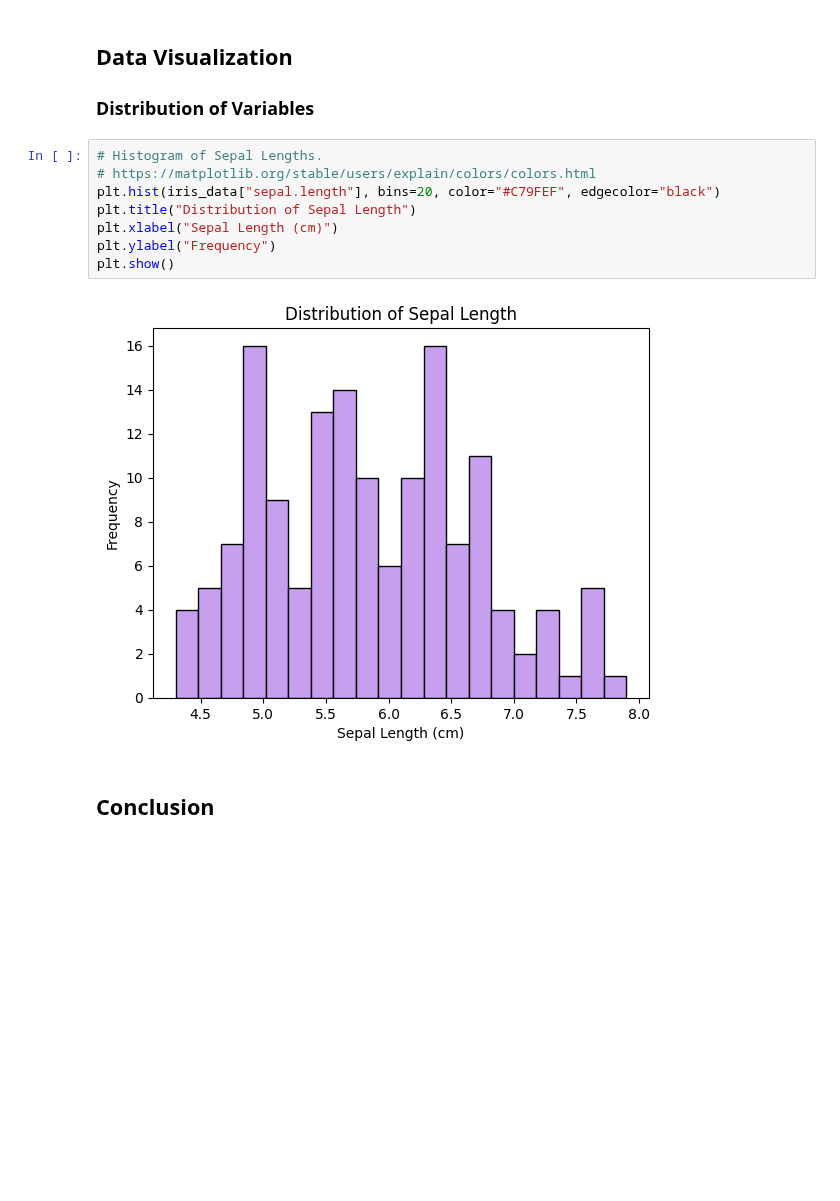
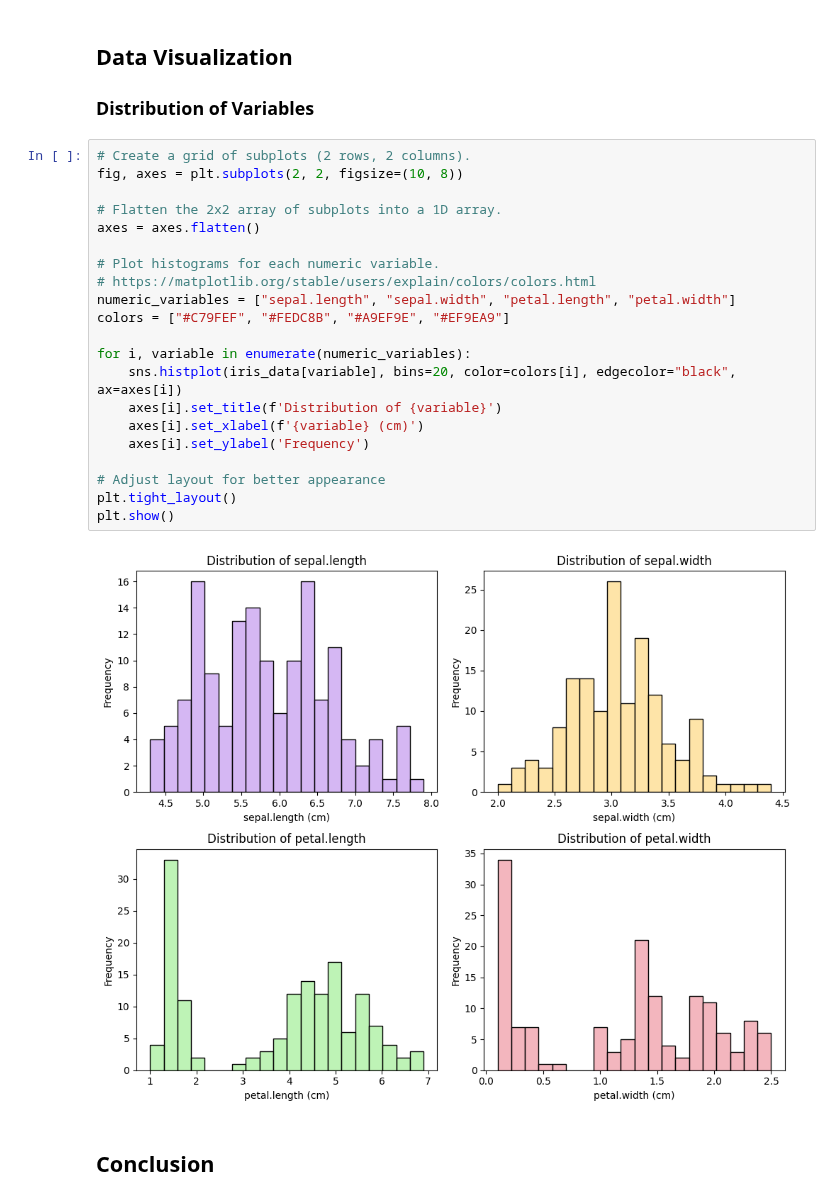
Before and after one commit to claretubs/fundamentals-data-analysis-project, a Jupyter notebook: project.ipynb, the cells around one changed output. Cells and saved outputs as stored; diff of their text form; blank space fills up the shorter version.

Commit message:
Distribution of all variables

```diff
--- a/project.ipynb
+++ b/project.ipynb
@@ -239,16 +239,29 @@ There are clear differences between *Setosa*, *Versicolor*, and *Virginica* iris
 # %% [markdown]
 ## Data Visualization
 ### Distribution of Variables
-# %%
-# Histogram of Sepal Lengths.
-# https://matplotlib.org/stable/users/explain/colors/colors.html
-plt.hist(iris_data["sepal.length"], bins=20, color="#C79FEF", edgecolor="black")
-plt.title("Distribution of Sepal Length")
-plt.xlabel("Sepal Length (cm)")
-plt.ylabel("Frequency")
-plt.show()
-# %% [output]
-[figure, removed]
+# %%
+# Create a grid of subplots (2 rows, 2 columns).
+fig, axes = plt.subplots(2, 2, figsize=(10, 8))
+
+# Flatten the 2x2 array of subplots into a 1D array.
+axes = axes.flatten()
+
+# Plot histograms for each numeric variable.
+# https://matplotlib.org/stable/users/explain/colors/colors.html
+numeric_variables = ["sepal.length", "sepal.width", "petal.length", "petal.width"]
+colors = ["#C79FEF", "#FEDC8B", "#A9EF9E", "#EF9EA9"]
+
+for i, variable in enumerate(numeric_variables):
+    sns.histplot(iris_data[variable], bins=20, color=colors[i], edgecolor="black", ax=axes[i])
+    axes[i].set_title(f'Distribution of {variable}')
+    axes[i].set_xlabel(f'{variable} (cm)')
+    axes[i].set_ylabel('Frequency')
+
+# Adjust layout for better appearance
+plt.tight_layout()
+plt.show()
+# %% [output]
+[figure, added]
 # %% [markdown]
 ## Conclusion
 # %% [markdown]
```
